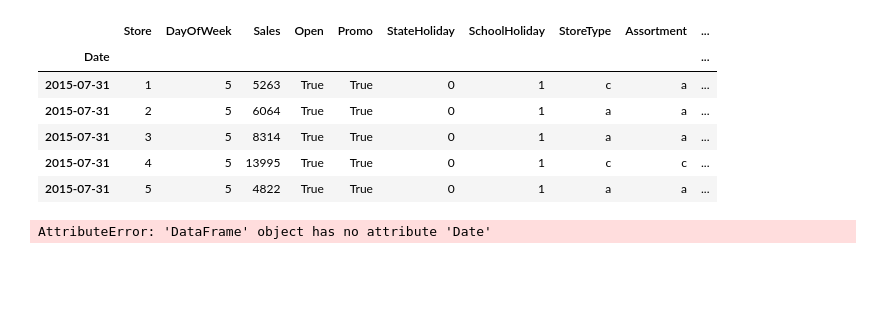
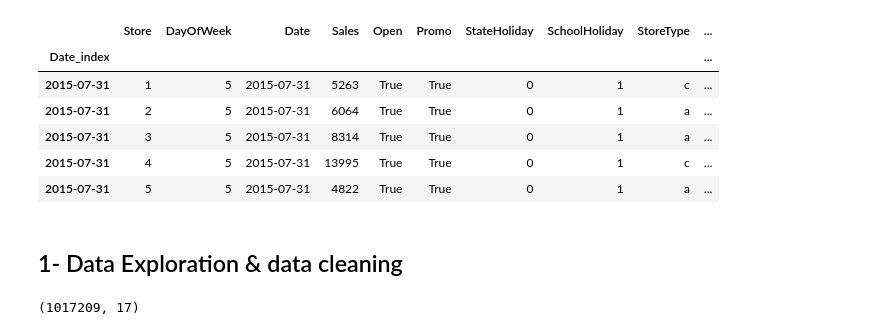
Before and after one commit to AhmedMagdy-GH/sales-forecasting-optimization, a Jupyter notebook: Notebooks/Preprocessing/03_data_cleaning.ipynb, the cells around one changed output. Saved outputs shown, nothing was run; the diff lists cells and outputs as text; code cells hidden in the pictures; blank space fills up the shorter version.

```diff
--- a/Notebooks/Preprocessing/03_data_cleaning.ipynb
+++ b/Notebooks/Preprocessing/03_data_cleaning.ipynb
@@ -23,20 +23,22 @@ data_types = {
 # %%
 data = pd.read_csv(
     "../../Data/Preprocessed/merged_training_data.csv",
     parse_dates=['Date'],
-    index_col='Date',
+    index_col='Date_index',
     encoding="utf-8",
     dtype=data_types)
 data.head()
 # %% [output]
-|  | Store | DayOfWeek | Sales | Open | Promo | StateHoliday | SchoolHoliday | StoreType | Assortment | ... |
-| Date |  |  |  |  |  |  |  |  |  | ... |
-| 2015-07-31 | 1 | 5 | 5263 | True | True | 0 | 1 | c | a | ... |
-| 2015-07-31 | 2 | 5 | 6064 | True | True | 0 | 1 | a | a | ... |
-| 2015-07-31 | 3 | 5 | 8314 | True | True | 0 | 1 | a | a | ... |
-| 2015-07-31 | 4 | 5 | 13995 | True | True | 0 | 1 | c | c | ... |
-| 2015-07-31 | 5 | 5 | 4822 | True | True | 0 | 1 | a | a | ... |
+|  | Store | DayOfWeek | Date | Sales | Open | Promo | StateHoliday | SchoolHoliday | StoreType | ... |
+| Date_index |  |  |  |  |  |  |  |  |  | ... |
+| 2015-07-31 | 1 | 5 | 2015-07-31 | 5263 | True | True | 0 | 1 | c | ... |
+| 2015-07-31 | 2 | 5 | 2015-07-31 | 6064 | True | True | 0 | 1 | a | ... |
+| 2015-07-31 | 3 | 5 | 2015-07-31 | 8314 | True | True | 0 | 1 | a | ... |
+| 2015-07-31 | 4 | 5 | 2015-07-31 | 13995 | True | True | 0 | 1 | c | ... |
+| 2015-07-31 | 5 | 5 | 2015-07-31 | 4822 | True | True | 0 | 1 | a | ... |
+# %% [markdown]
+## 1- Data Exploration & data cleaning
 # %%
-data.
+data.shape
 # %% [output]
-AttributeError: 'DataFrame' object has no attribute 'Date'
+(1017209, 17)
```
Also changed, not shown: parts of 29 cells of this notebook.
